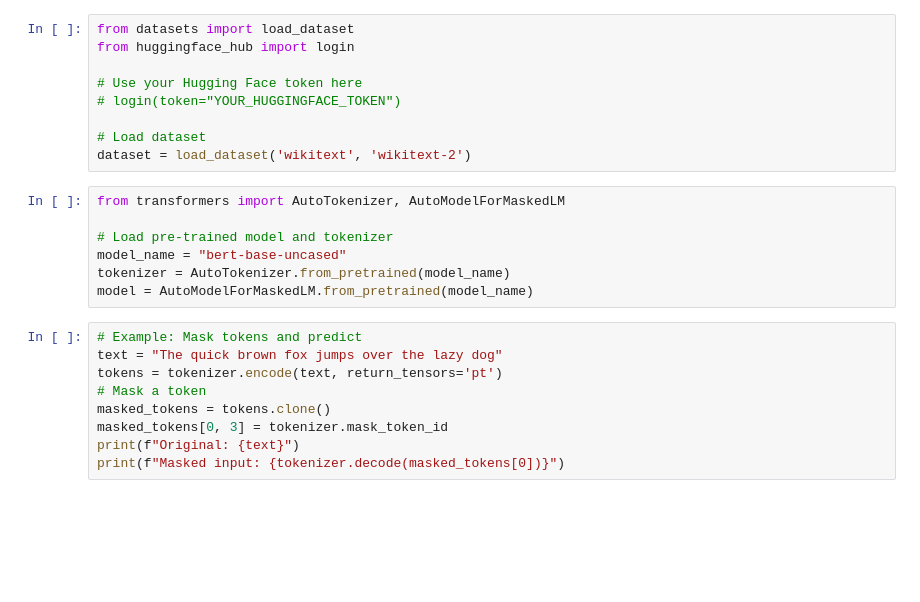
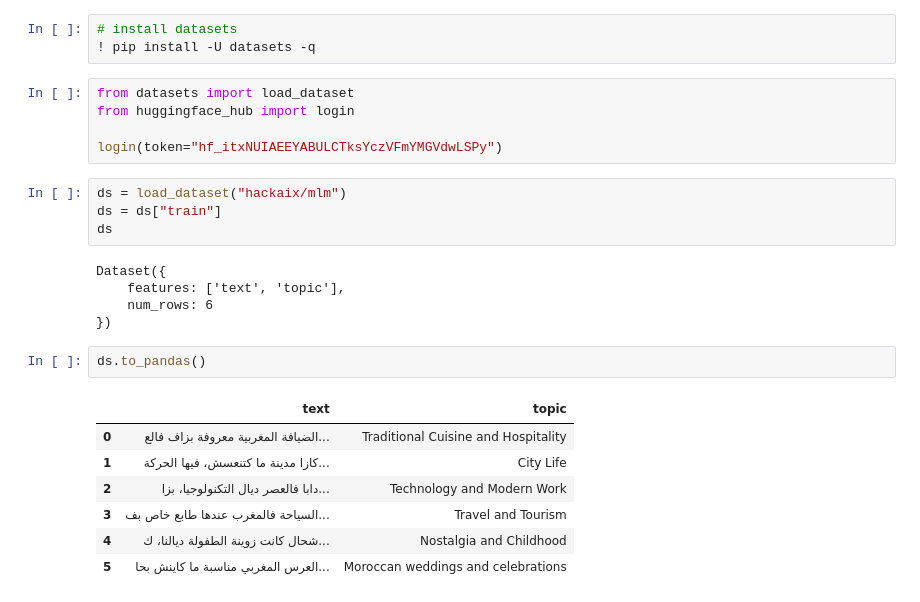
Before and after one commit to douaeelghazal/Ctrl-AI, a Jupyter notebook: mlm_models (1).ipynb, the cells around one changed output. Saved outputs shown, nothing was run; the diff lists cells and outputs as text; blank space fills up the shorter version.

```diff
--- a/mlm_models (1).ipynb
+++ b/mlm_models (1).ipynb
@@ -6,25 +53,27 @@ Masked language modeling predicts a masked token in a sequence, and the model ca
+# %%
+# install datasets
+! pip install -U datasets -q
 # %%
 from datasets import load_dataset
 from huggingface_hub import login
 
-# Use your Hugging Face token here
-# login(token="YOUR_HUGGINGFACE_TOKEN")
-
-# Load dataset
-dataset = load_dataset('wikitext', 'wikitext-2')
+login(token="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")
-# %%
-from transformers import AutoTokenizer, AutoModelForMaskedLM
-
-# Load pre-trained model and tokenizer
-model_name = "bert-base-uncased"
-tokenizer = AutoTokenizer.from_pretrained(model_name)
-model = AutoModelForMaskedLM.from_pretrained(model_name)
-# %%
-# Example: Mask tokens and predict
-text = "The quick brown fox jumps over the lazy dog"
-tokens = tokenizer.encode(text, return_tensors='pt')
-# Mask a token
-masked_tokens = tokens.clone()
-masked_tokens[0, 3] = tokenizer.mask_token_id
-print(f"Original: {text}")
-print(f"Masked input: {tokenizer.decode(masked_tokens[0])}")
+# %%
+ds = load_dataset("hackaix/mlm")
+ds = ds["train"]
+ds
+# %% [output]
+Dataset({
+    features: ['text', 'topic'],
+    num_rows: 6
+})
+# %%
+ds.to_pandas()
+# %% [output]
+|  | text | topic |
+| 0 | الضيافة المغربية معروفة بزاف فالع... | Traditional Cuisine and Hospitality |
+| 1 | كازا مدينة ما كتنعسش، فيها الحركة... | City Life |
+| 2 | دابا فالعصر ديال التكنولوجيا، بزا... | Technology and Modern Work |
+| 3 | السياحة فالمغرب عندها طابع خاص بف... | Travel and Tourism |
+| 4 | شحال كانت زوينة الطفولة ديالنا، ك... | Nostalgia and Childhood |
+| 5 | العرس المغربي مناسبة ما كاينش بحا... | Moroccan weddings and celebrations |
```
Also changed, not shown: parts of 41 cells of this notebook.
